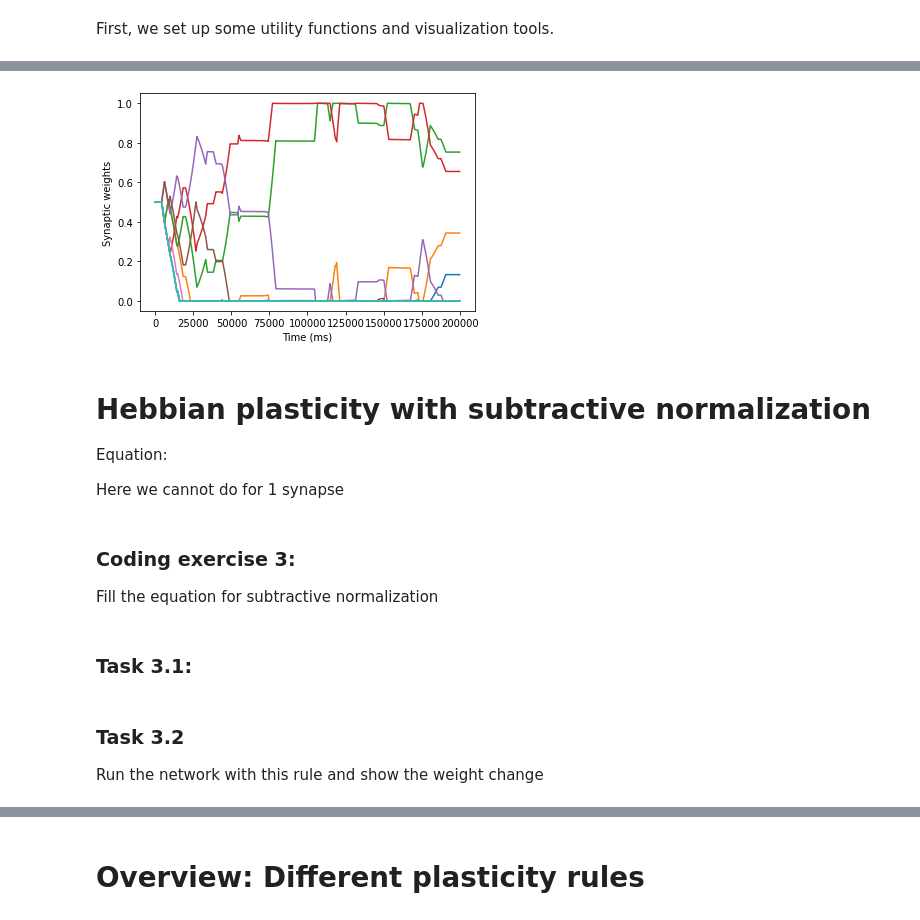
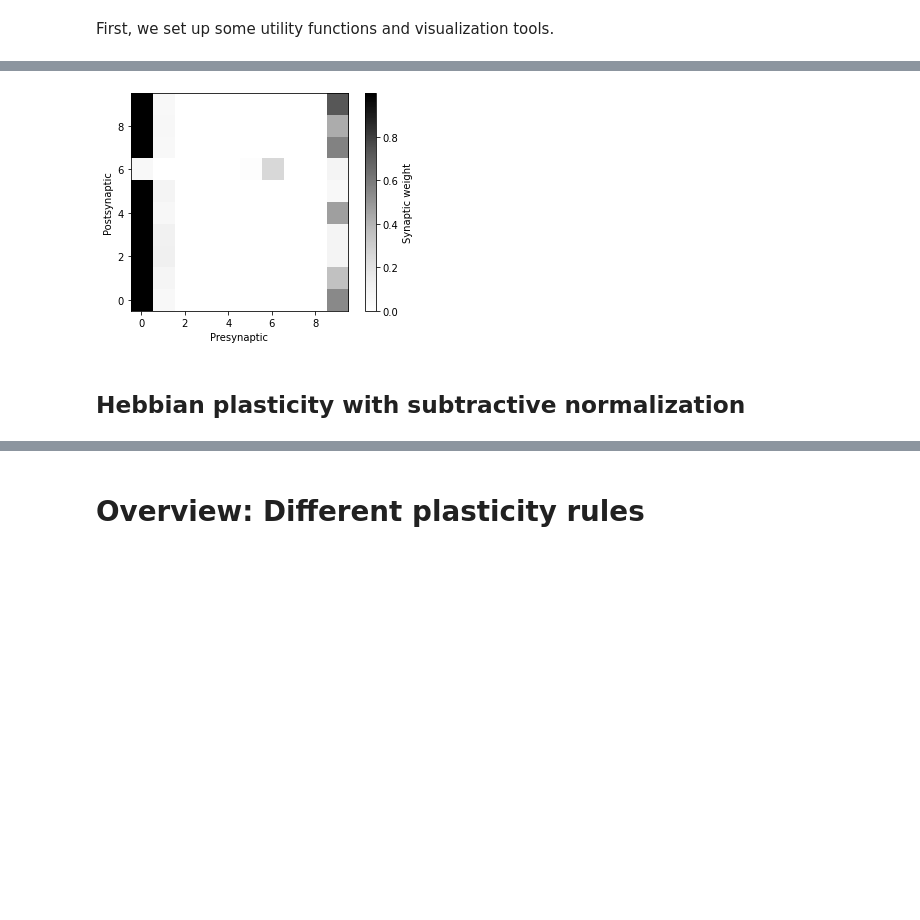
Before and after one commit to comp-neural-circuits/plasticity-workshop, a Jupyter notebook: hebbian_plasticity.ipynb, the cells around one changed output, grey strips where cells are left out. Cells and saved outputs as stored; diff of their text form; code cells hidden in the pictures; blank space fills up the shorter version.

```diff
--- a/hebbian_plasticity.ipynb
+++ b/hebbian_plasticity.ipynb
@@ -20,14 +20,28 @@ from scipy.stats import norm
 
 def setup_simulation():
     t = np.arange(0., params['t_sim'], params['dt'])
+    st = np.arange(0., params['t_sim'], params['sdt'])
     rX = np.zeros((params['n0'], len(t)))
     rY = np.zeros((params['n1'], len(t)))
-    wXY = np.zeros((params['n0']*params['n1'], len(t))) # later modify to store weights only sdt time steps
-    return [t, rX, rY, wXY]
+    wXY = np.zeros((params['n0']*params['n1'], len(st))) # store weights only sdt time steps
+    return [t, st, rX, rY, wXY]
 
 def rescale_weights(w):
     w[w < params['w_low']] = params['w_low']
     w[w > params['w_high']] = params['w_high']
+    return w
+
+def initial_biased_weights():
+    # bias = the biased w is weighted how much, between 0-1
+    w = np.zeros((params['n1'], params['n0']))    # we specify w[post, pre] = weight
+    x = np.arange(params['n1'])
+    for i in range(params['n0']):
+        d = norm.pdf(x, params['n1']/2, params['spread'])
+        d1 = d*(1/np.max(d))
+        e = np.random.random((len(x)))
+        w[i,:] = np.roll(params['bias']*d1 + (1-params['bias'])*e, -int(params['n1']/2 - i))
+    w[w < 0.] = 0.
+    w = w * params['w_high'] * params['init_w_scale']
     return w
 
 # Visualization of results functions
@@ -54,12 +68,15 @@ def show_rates(rX, rY, t1=0., t2=5000.):
     fig.tight_layout()
     return
 
-def show_weight_evolution(wXY, t):
+def show_weight_evolution(wXY, nsamples, t):
     fig = plt.figure()
     ax = plt.gca()
-    ax.plot(t, wXY.T, '-')
+    sN = np.random.choice(np.arange(params['n0']*params['n1']), nsamples).astype(int)    # choose nsamples number of synaptic weights to show
+    ax.plot(t, wXY[sN, :].T, '-')
     ax.set_xlabel('Time (ms)')
     ax.set_ylabel('Synaptic weights')
+    lw = (params['w_high'] - params['w_low'])*0.1
+    ax.set_ylim([params['w_low']-lw, params['w_high']+lw])
     return
 
 def show_weights_at_time(wXY, t3=0.):
@@ -68,8 +85,18 @@ def show_weights_at_time(wXY, t3=0.):
     id3 = int(t3/params['dt'])
     idn = 0 # which postsynaptic neuron
     ax.plot(np.arange(params['n0']), wXY[:,id3].reshape((params['n0'], params['n1']))[:,idn], '.-')
-    ax.set_xlabel('Orientation')
+    ax.set_xlabel('Presynaptic neuron')
     ax.set_ylabel('Weight')
     lw = (params['w_high'] - params['w_low'])*0.1
     ax.set_ylim([params['w_low']-lw, params['w_high']+lw])
     return
+
+def show_weights_matrix_at_time(wXY, t3=0.):
+    fig = plt.figure()
+    ax = plt.gca()
+    id3 = int(t3/params['sdt'])
+    im = ax.imshow(wXY[:,id3].reshape((params['n1'], params['n0'])), origin='lower', cmap='Greys')
+    ax.set_xlabel('Presynaptic')
+    ax.set_ylabel('Postsynaptic')
+    plt.colorbar(im, ax=ax, label='Synaptic weight')
+    return
@@ -345,18 +397,12 @@ params['theta'] = 0.6
 # %%
 # visualize output
 
-show_weight_evolution(wXY, t)
+#show_weight_evolution(wXY, 100, st)
+show_weights_matrix_at_time(wXY, t3=80000.)
 # %% [output]
-[figure, old version]
+[figure, new version]
 # %% [markdown]
-# Hebbian plasticity with subtractive normalization
-
-Equation:
-
-Here we cannot do for 1 synapse
+## Hebbian plasticity with subtractive normalization
-# %% [markdown]
-### Coding exercise 3:
-Fill the equation for subtractive normalization
 # %%
 # Hebbian with subtractive normalization
 
@@ -371,12 +417,6 @@ def hebbian_subtractive_normalization(r0, r1):
 
     dw = dw.reshape(params['n1'], params['n0'])
     return dw
-# %% [markdown]
-### Task 3.1:
-# %% [markdown]
-### Task 3.2
-
-Run the network with this rule and show the weight change
 # %%
 # main
 
```
Also changed, not shown: parts of 60 cells of this notebook.
